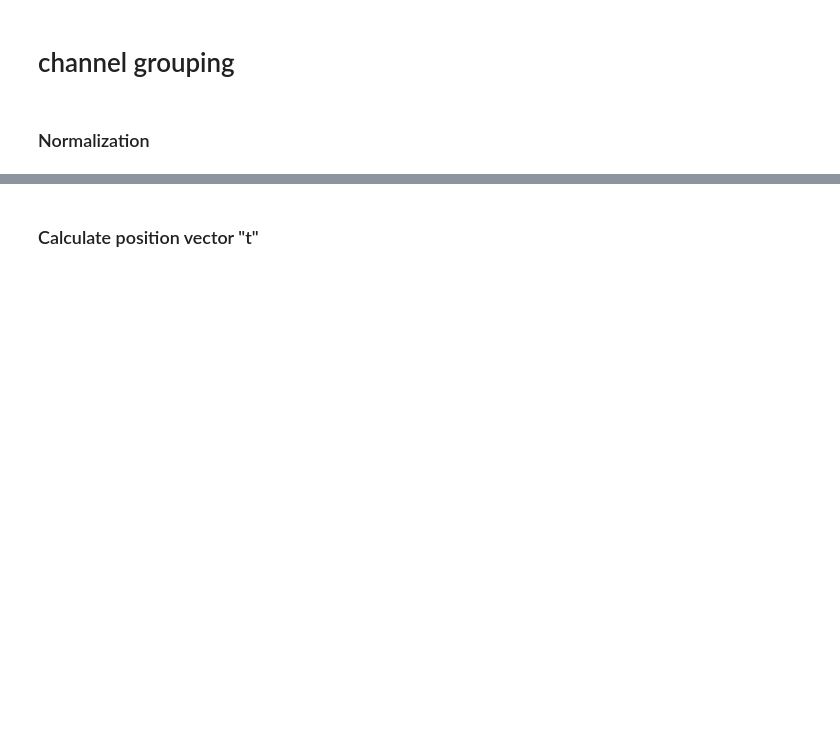
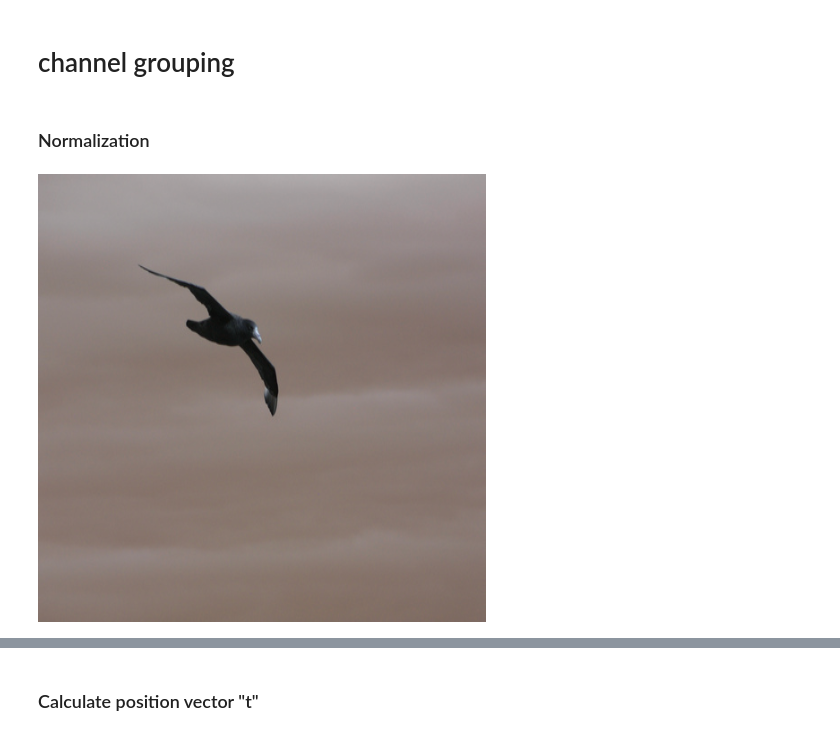
Before and after one commit to Vins1805/cnn-fine-grained-image-recognition, a Jupyter notebook: 1-pretrained-models.ipynb, the cells around one changed output, grey strips where cells are left out. Saved outputs shown, nothing was run; the diff lists cells and outputs as text; code cells hidden in the pictures; blank space fills up the shorter version.

```diff
--- a/1-pretrained-models.ipynb
+++ b/1-pretrained-models.ipynb
@@ -106,4 +121,10 @@ class Net(nn.Module):
 # channel grouping
 # %% [markdown]
 ### Normalization
+# %%
+# TODO add to preprocessing
+base_img , label = trainset[100]
+Image.fromarray(base_img.transpose(1,2,0).astype(np.uint8), 'RGB')
+# %% [output]
+[figure, added]
 # %%
```
Also changed, not shown: parts of 15 cells of this notebook, 7 other files.
